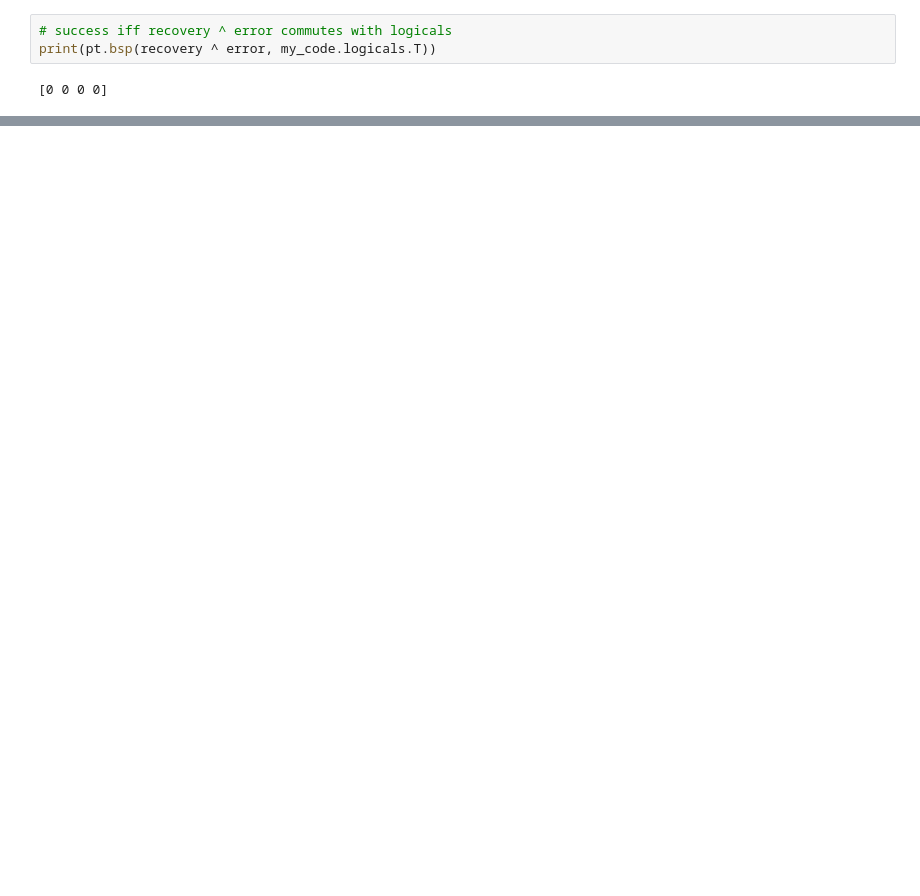
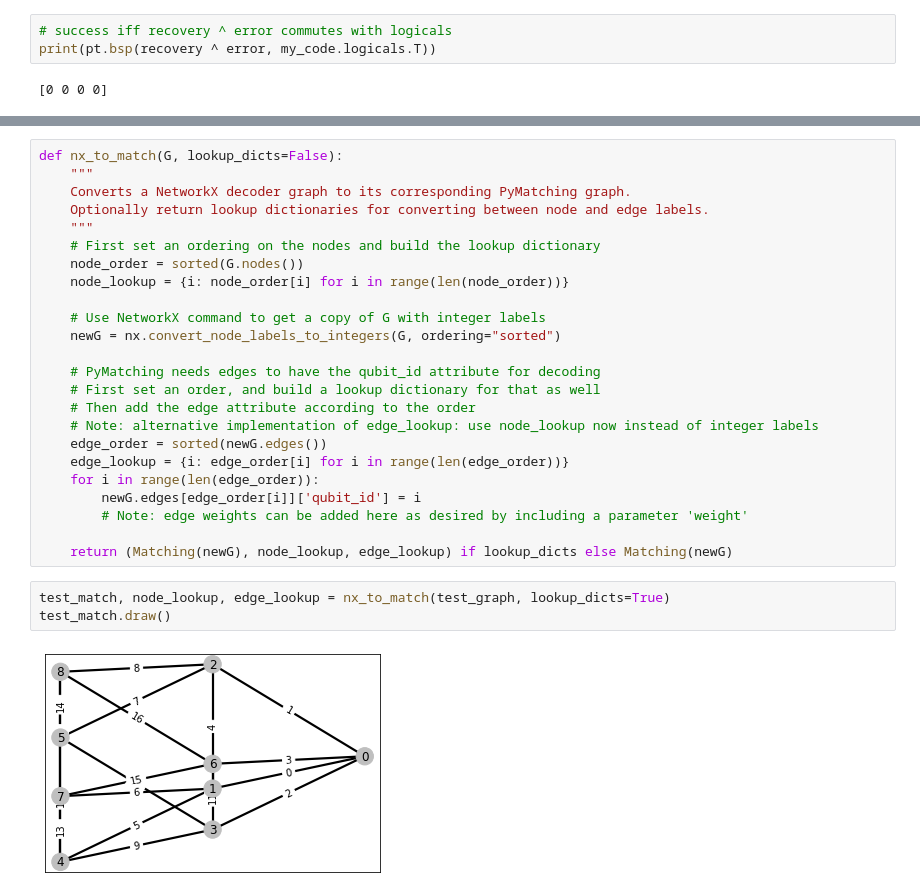
Before and after one commit to jpmarceaux/QuantumScripts, a Jupyter notebook: ToricCode.ipynb, the cells around one changed output, grey strips where cells are left out. Saved outputs shown, nothing was run; the diff lists cells and outputs as text; blank space fills up the shorter version.

```diff
--- a/ToricCode.ipynb
+++ b/ToricCode.ipynb
@@ -84,0 +754,29 @@ print(app.run_once(my_code, my_error_model, my_decoder, error_probability=0.15))
+# %%
+def nx_to_match(G, lookup_dicts=False):
+    """
+    Converts a NetworkX decoder graph to its corresponding PyMatching graph.
+    Optionally return lookup dictionaries for converting between node and edge labels.
+    """
+    # First set an ordering on the nodes and build the lookup dictionary
+    node_order = sorted(G.nodes())
+    node_lookup = {i: node_order[i] for i in range(len(node_order))}
+
+    # Use NetworkX command to get a copy of G with integer labels
+    newG = nx.convert_node_labels_to_integers(G, ordering="sorted")
+
+    # PyMatching needs edges to have the qubit_id attribute for decoding
+    # First set an order, and build a lookup dictionary for that as well
+    # Then add the edge attribute according to the order
+    # Note: alternative implementation of edge_lookup: use node_lookup now instead of integer labels
+    edge_order = sorted(newG.edges())
+    edge_lookup = {i: edge_order[i] for i in range(len(edge_order))}
+    for i in range(len(edge_order)):
+        newG.edges[edge_order[i]]['qubit_id'] = i
+        # Note: edge weights can be added here as desired by including a parameter 'weight'
+
+    return (Matching(newG), node_lookup, edge_lookup) if lookup_dicts else Matching(newG)
+# %%
+test_match, node_lookup, edge_lookup = nx_to_match(test_graph, lookup_dicts=True)
+test_match.draw()
+# %% [output]
+[figure, added]
```
Also changed, not shown: parts of 84 cells of this notebook.
